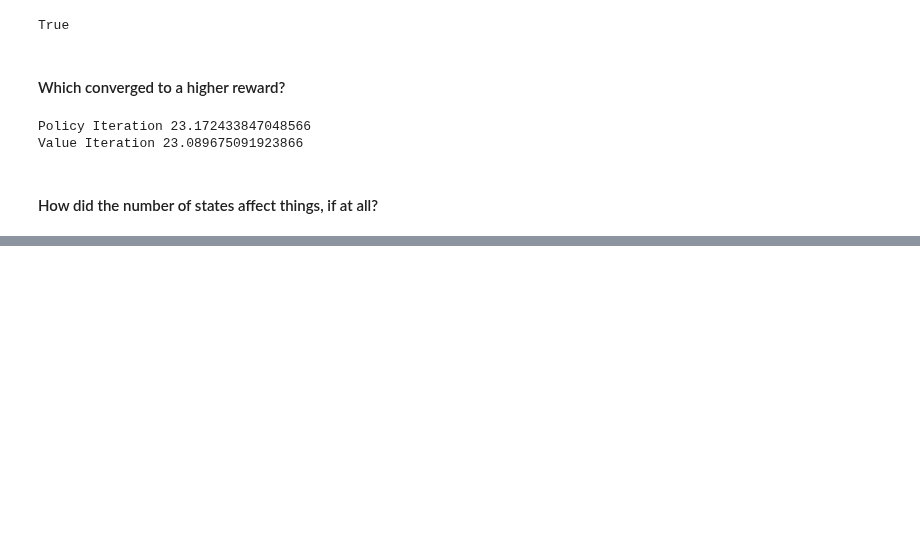
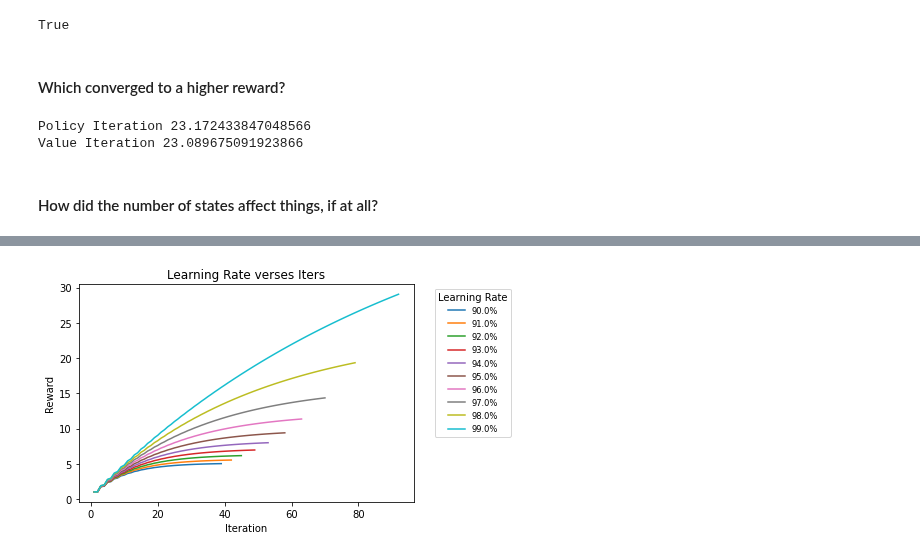
Before and after one commit to amandahutter/CS_7641, a Jupyter notebook: A4: Reinforcement Learning/A4 RL Forest FrozenLake.ipynb, the cells around one changed output, grey strips where cells are left out. Drawn from its saved outputs; the diff is of its cells as text; code cells hidden in the pictures; blank space fills up the shorter version.

```diff
--- a/A4: Reinforcement Learning/A4 RL Forest FrozenLake.ipynb
+++ b/A4: Reinforcement Learning/A4 RL Forest FrozenLake.ipynb
@@ -343,0 +433,18 @@ How did the number of states affect things, if at all?
+# %%
+vi_LR_dict
+
+for i in range(0, len(pi_LR_dict['LR'])):
+    label = vi_LR_dict['LR'][i]
+    label = np.around(label, 2)
+    label = '{:.1%}'.format(label)
+    x = vi_LR_dict['iters'][i]
+    #y = vi_LR_dict['rewards'][i]
+    y = vi_LR_dict['value'][i]
+    plt.plot(x, y, label = label)
+plt.title("Learning Rate verses Iters")
+plt.xlabel("Iteration")
+plt.ylabel("Reward")
+plt.legend(title = 'Learning Rate', bbox_to_anchor=(1.05, 1), loc='upper left',fontsize='small', fancybox=True)
+plt.show()
+# %% [output]
+[figure, added]
```
Also changed, not shown: parts of 15 cells of this notebook.
